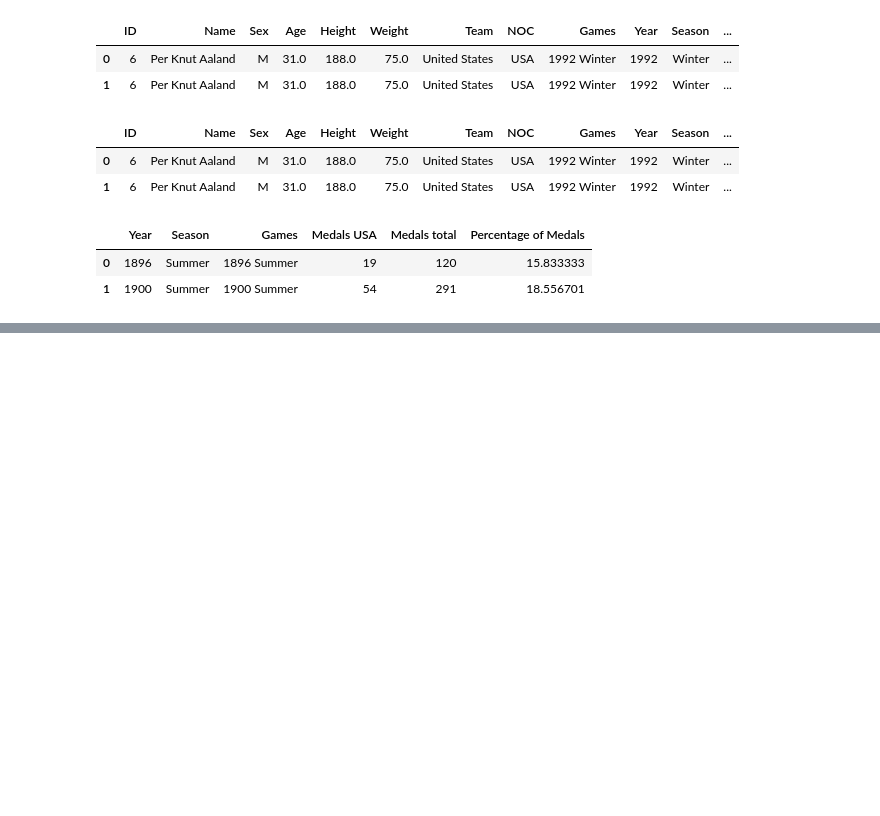
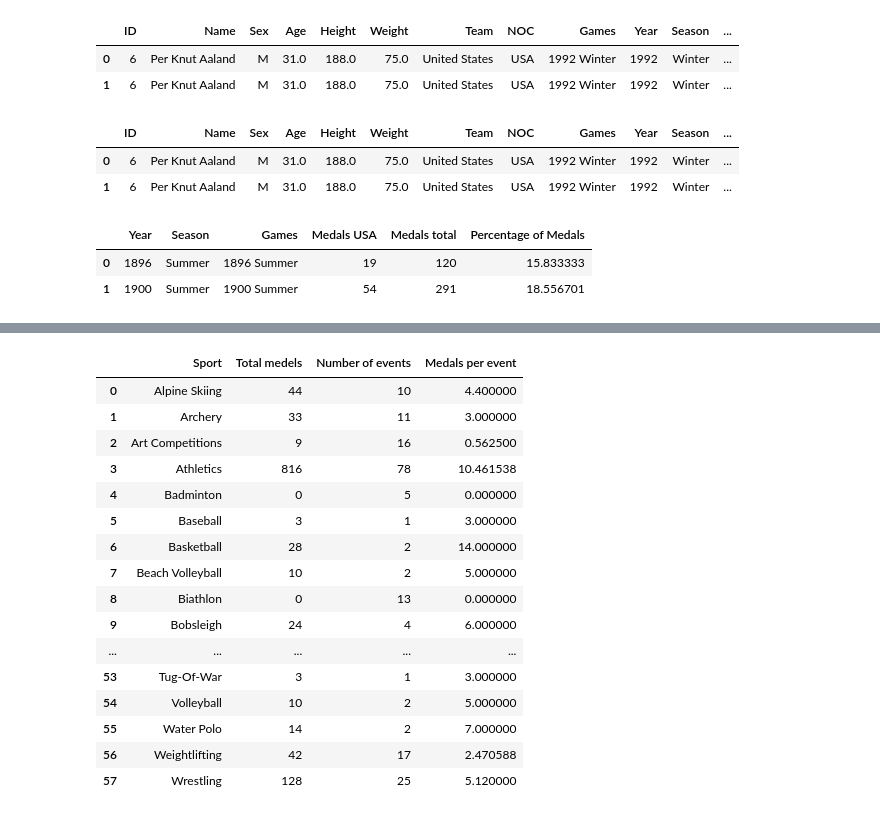
Before and after one commit to Anna-MariaSjolund/Databehandling-OS-projekt-Anna-MariaSjolund-ChristopherSeander, a Jupyter notebook: A-Ms_files_temporary/testing.ipynb, the cells around one changed output, grey strips where cells are left out. Cells and saved outputs as stored; diff of their text form; code cells hidden in the pictures; blank space fills up the shorter version.

```diff
--- a/A-Ms_files_temporary/testing.ipynb
+++ b/A-Ms_files_temporary/testing.ipynb
@@ -126,0 +268,21 @@ medals_winter_num.show()
+# %%
+test = LoadDataUSA.medals_per_sport()
+test
+# %% [output]
+|  | Sport | Total medels | Number of events | Medals per event |
+| 0 | Alpine Skiing | 44 | 10 | 4.400000 |
+| 1 | Archery | 33 | 11 | 3.000000 |
+| 2 | Art Competitions | 9 | 16 | 0.562500 |
+| 3 | Athletics | 816 | 78 | 10.461538 |
+| 4 | Badminton | 0 | 5 | 0.000000 |
+| 5 | Baseball | 3 | 1 | 3.000000 |
+| 6 | Basketball | 28 | 2 | 14.000000 |
+| 7 | Beach Volleyball | 10 | 2 | 5.000000 |
+| 8 | Biathlon | 0 | 13 | 0.000000 |
+| 9 | Bobsleigh | 24 | 4 | 6.000000 |
+| ... | ... | ... | ... | ... |
+| 53 | Tug-Of-War | 3 | 1 | 3.000000 |
+| 54 | Volleyball | 10 | 2 | 5.000000 |
+| 55 | Water Polo | 14 | 2 | 7.000000 |
+| 56 | Weightlifting | 42 | 17 | 2.470588 |
+| 57 | Wrestling | 128 | 25 | 5.120000 |
```
Also changed, not shown: parts of 28 cells of this notebook.
